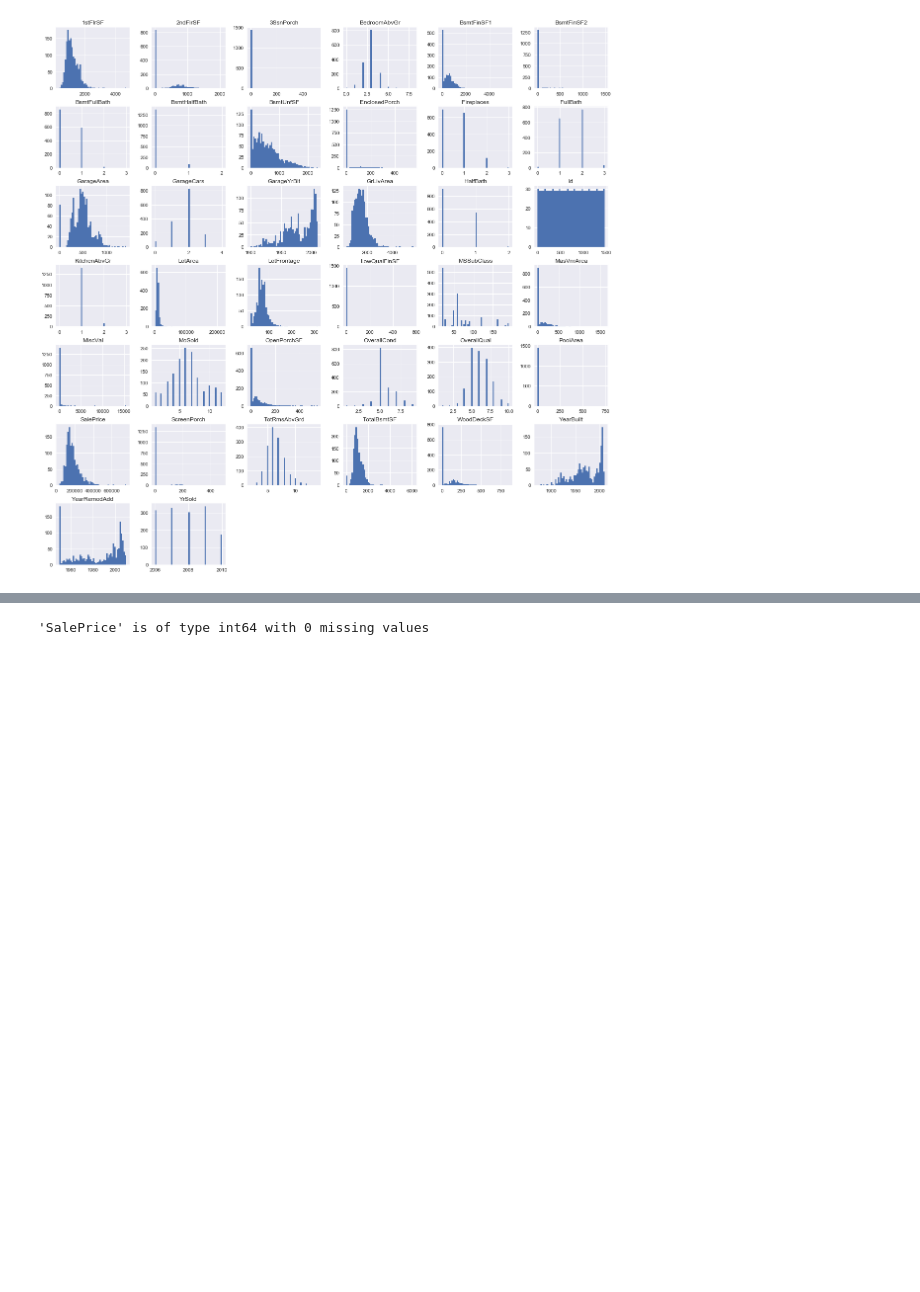
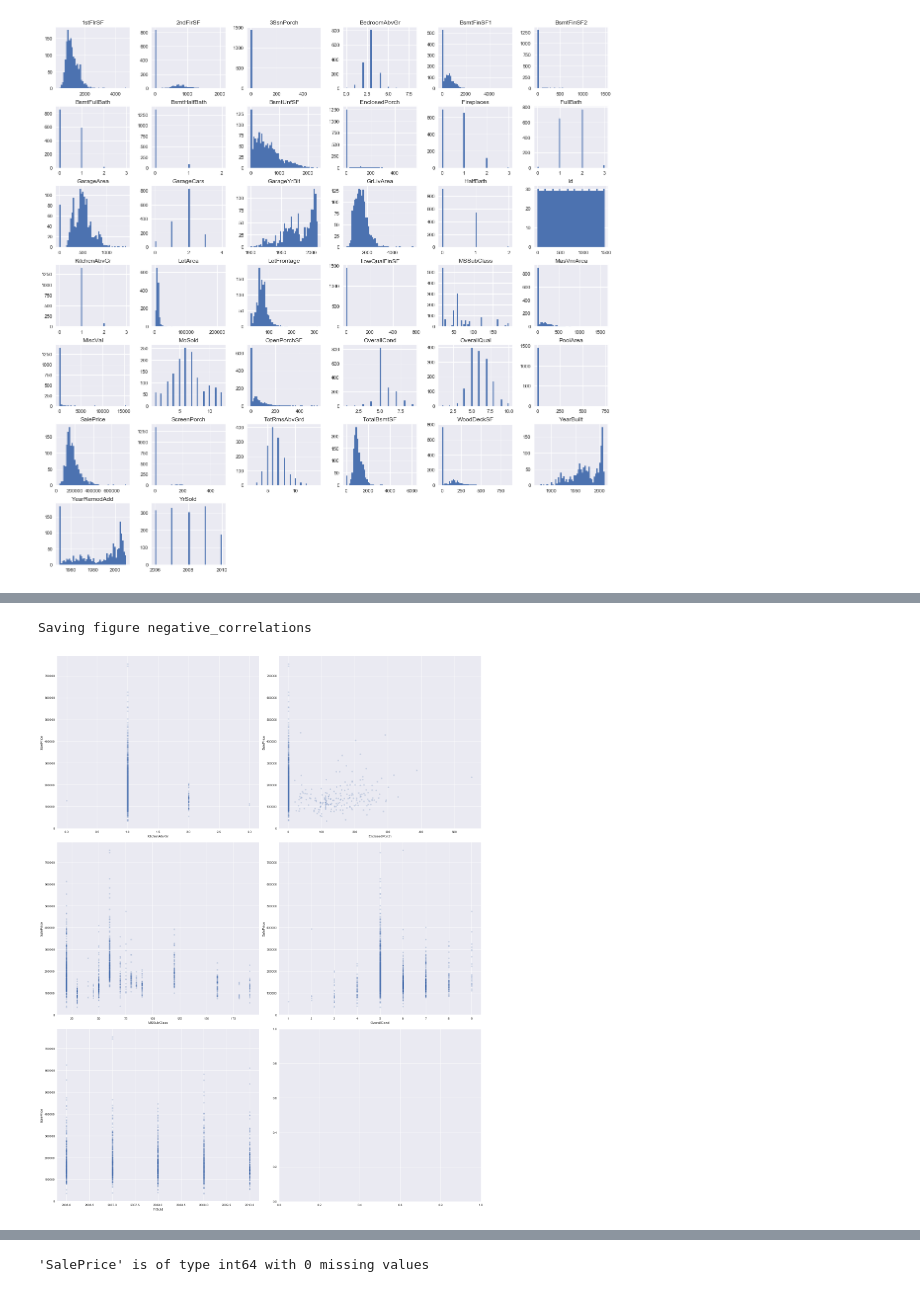
Before and after one commit to dorond/kaggle-house-prices-prediction, a Jupyter notebook: Housing Sale Price Prediction (Kaggle).ipynb, the cells around one changed output, grey strips where cells are left out. Drawn from its saved outputs; the diff is of its cells as text; code cells hidden in the pictures; blank space fills up the shorter version.

```diff
--- a/Housing Sale Price Prediction (Kaggle).ipynb
+++ b/Housing Sale Price Prediction (Kaggle).ipynb
@@ -307,0 +292,3 @@ Let's take a deeper look at our target variable `SalePrice`
+# %%
+top_neg_corr = corr_matrix.sort_values(ascending=True)[:15]
+top_neg_corr
@@ -307,0 +338,5 @@ Let's take a deeper look at our target variable `SalePrice`
+# %%
+plot_scatters(train, top_neg_corr[:5].index.values, "SalePrice", save_image=True, image_name='negative_correlations')
+# %% [output]
+Saving figure negative_correlations
+[figure, added]
```
Also changed, not shown: parts of 179 cells of this notebook, 9 other files.
